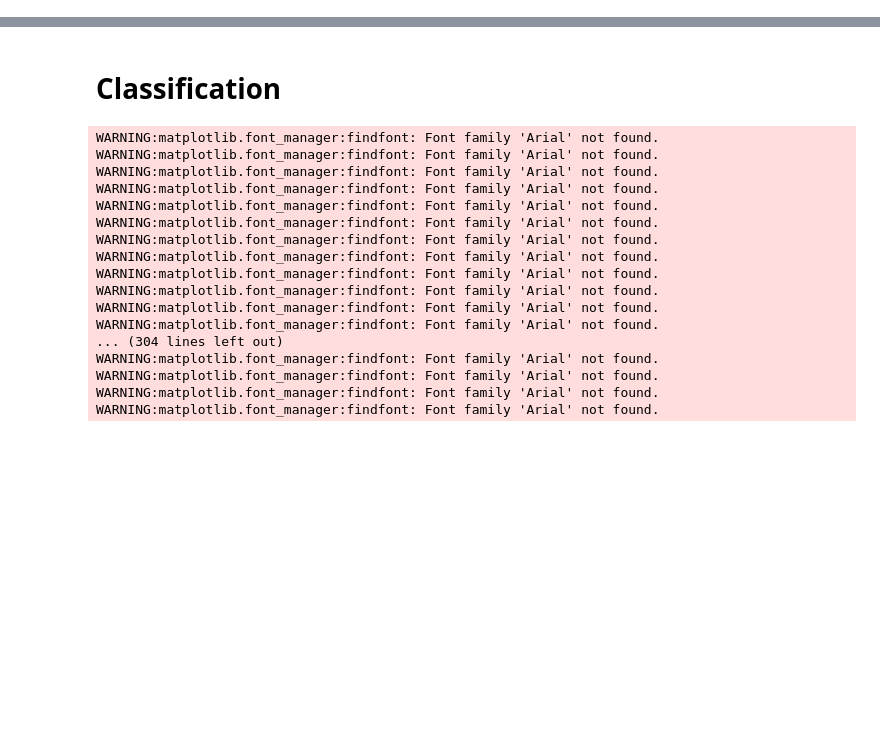
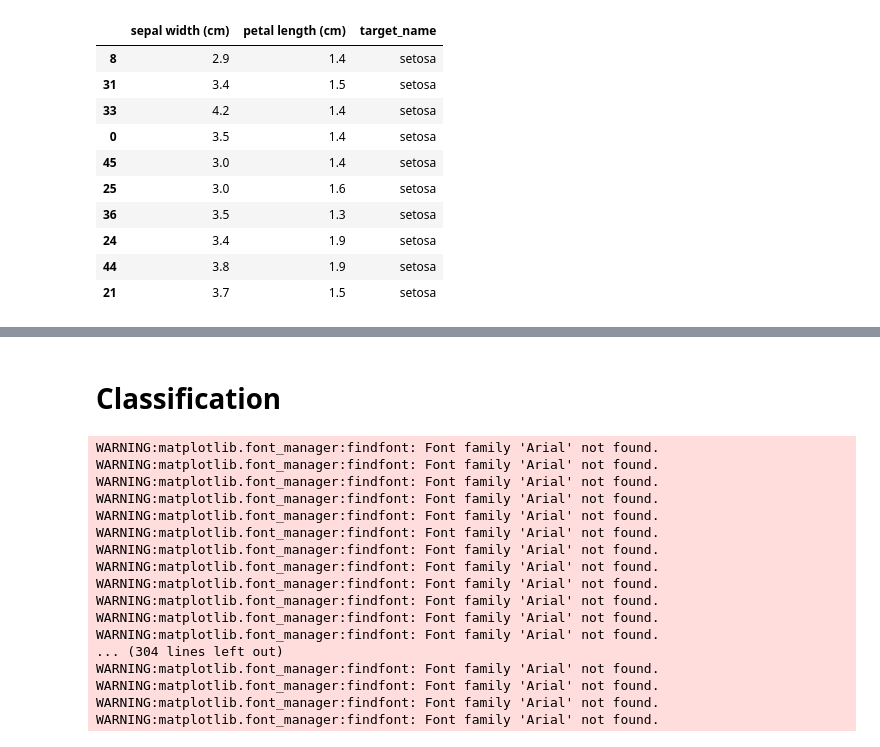
Before and after one commit to mmilannaik/bostonhousepricing, a Jupyter notebook: W35S1_Bagging.ipynb, the cells around one changed output, grey strips where cells are left out. Saved outputs shown, nothing was run; the diff lists cells and outputs as text; code cells hidden in the pictures; blank space fills up the shorter version.

```diff
--- a/W35S1_Bagging.ipynb
+++ b/W35S1_Bagging.ipynb
@@ -33,0 +45,15 @@ plot_tree(clas)
+# %%
+df_train = df.iloc[:60,:].sample(10)
+df_train
+# %% [output]
+|  | sepal width (cm) | petal length (cm) | target_name |
+| 8 | 2.9 | 1.4 | setosa |
+| 31 | 3.4 | 1.5 | setosa |
+| 33 | 4.2 | 1.4 | setosa |
+| 0 | 3.5 | 1.4 | setosa |
+| 45 | 3.0 | 1.4 | setosa |
+| 25 | 3.0 | 1.6 | setosa |
+| 36 | 3.5 | 1.3 | setosa |
+| 24 | 3.4 | 1.9 | setosa |
+| 44 | 3.8 | 1.9 | setosa |
+| 21 | 3.7 | 1.5 | setosa |
```
Also changed, not shown: parts of 16 cells of this notebook.
